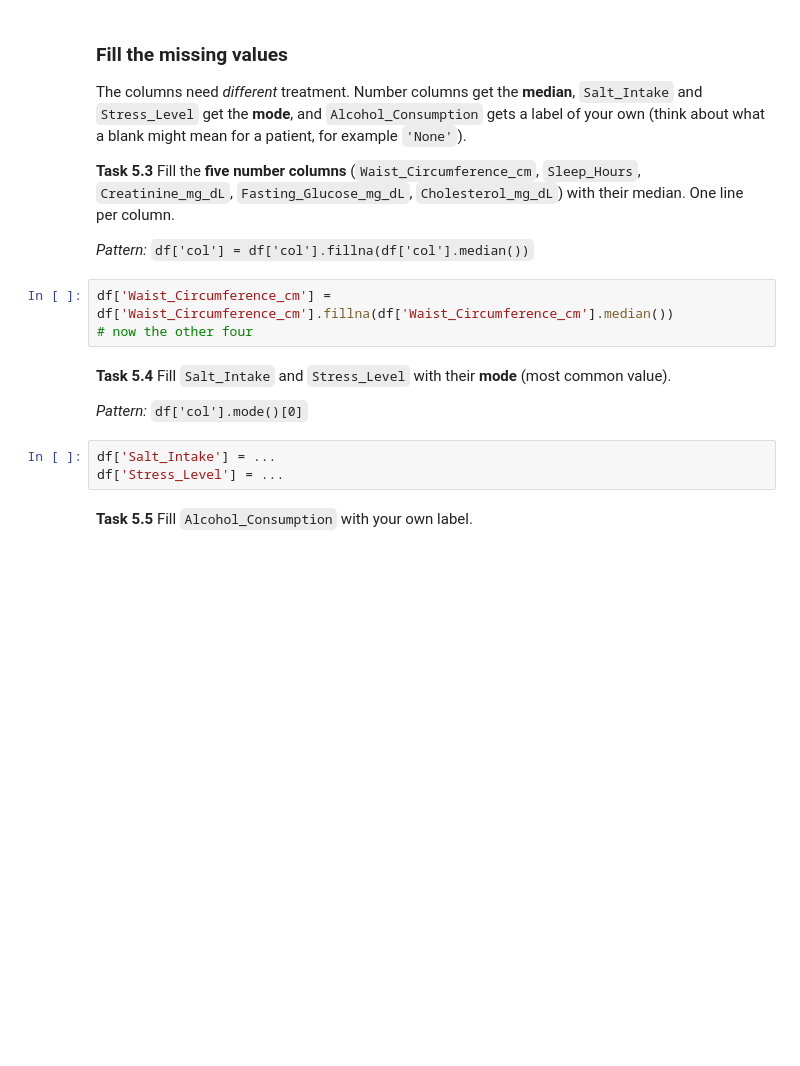
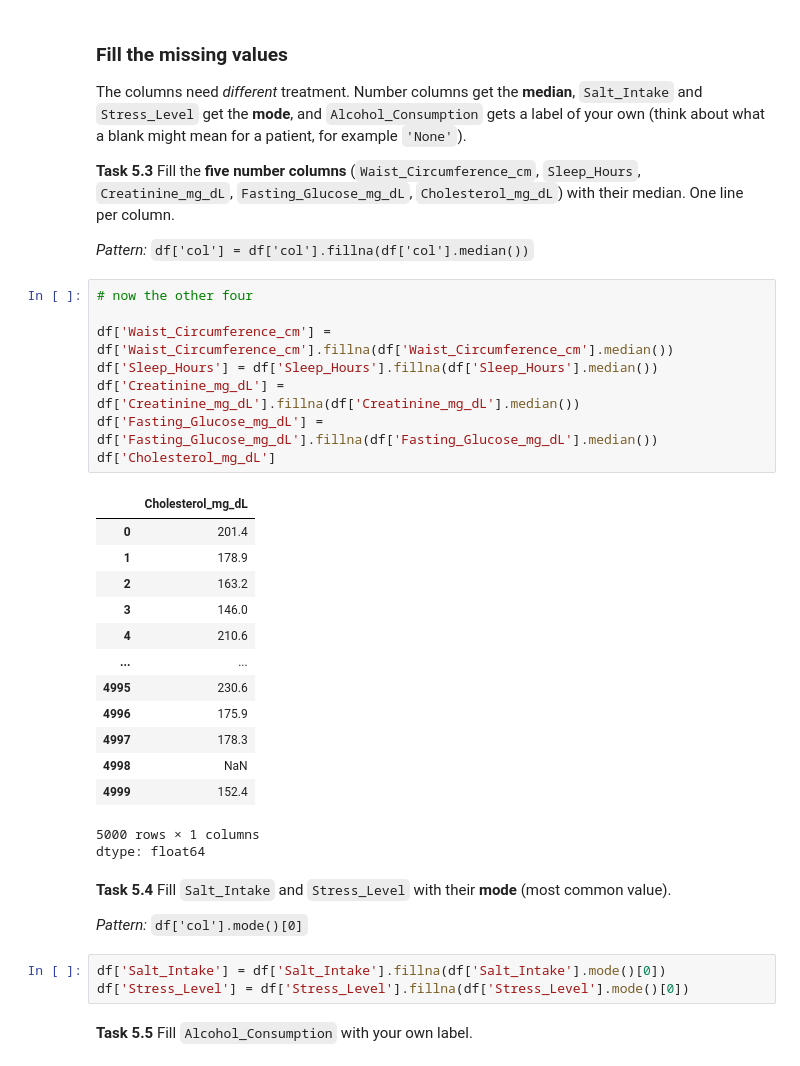
Before and after one commit to Hasnat22/hypertension_dataset, a Jupyter notebook: Week5_Workshop_Pandas_Student.ipynb, the cells around one changed output. Saved outputs shown, nothing was run; the diff lists cells and outputs as text; blank space fills up the shorter version.

```diff
--- a/Week5_Workshop_Pandas_Student.ipynb
+++ b/Week5_Workshop_Pandas_Student.ipynb
@@ -411,16 +464,36 @@ The columns need *different* treatment. Number columns get the **median**, `Salt
 **Task 5.3** Fill the **five number columns** (`Waist_Circumference_cm`, `Sleep_Hours`, `Creatinine_mg_dL`, `Fasting_Glucose_mg_dL`, `Cholesterol_mg_dL`) with their median. One line per column.
 
 *Pattern:* `df['col'] = df['col'].fillna(df['col'].median())`
-# %%
-df['Waist_Circumference_cm'] = df['Waist_Circumference_cm'].fillna(df['Waist_Circumference_cm'].median())
-# now the other four
+# %%
+# now the other four
+
+df['Waist_Circumference_cm'] = df['Waist_Circumference_cm'].fillna(df['Waist_Circumference_cm'].median())
+df['Sleep_Hours'] = df['Sleep_Hours'].fillna(df['Sleep_Hours'].median())
+df['Creatinine_mg_dL'] = df['Creatinine_mg_dL'].fillna(df['Creatinine_mg_dL'].median())
+df['Fasting_Glucose_mg_dL'] = df['Fasting_Glucose_mg_dL'].fillna(df['Fasting_Glucose_mg_dL'].median())
+df['Cholesterol_mg_dL']
+# %% [output]
+|  | Cholesterol_mg_dL |
+| 0 | 201.4 |
+| 1 | 178.9 |
+| 2 | 163.2 |
+| 3 | 146.0 |
+| 4 | 210.6 |
+| ... | ... |
+| 4995 | 230.6 |
+| 4996 | 175.9 |
+| 4997 | 178.3 |
+| 4998 | NaN |
+| 4999 | 152.4 |
+5000 rows × 1 columns
+dtype: float64
 # %% [markdown]
 **Task 5.4** Fill `Salt_Intake` and `Stress_Level` with their **mode** (most common value).
 
 *Pattern:* `df['col'].mode()[0]`
-# %%
-df['Salt_Intake'] = ...
-df['Stress_Level'] = ...
+# %%
+df['Salt_Intake'] = df['Salt_Intake'].fillna(df['Salt_Intake'].mode()[0])
+df['Stress_Level'] = df['Stress_Level'].fillna(df['Stress_Level'].mode()[0])
 # %% [markdown]
 **Task 5.5** Fill `Alcohol_Consumption` with your own label.
 # %%
```
Also changed, not shown: parts of 21 cells of this notebook.
